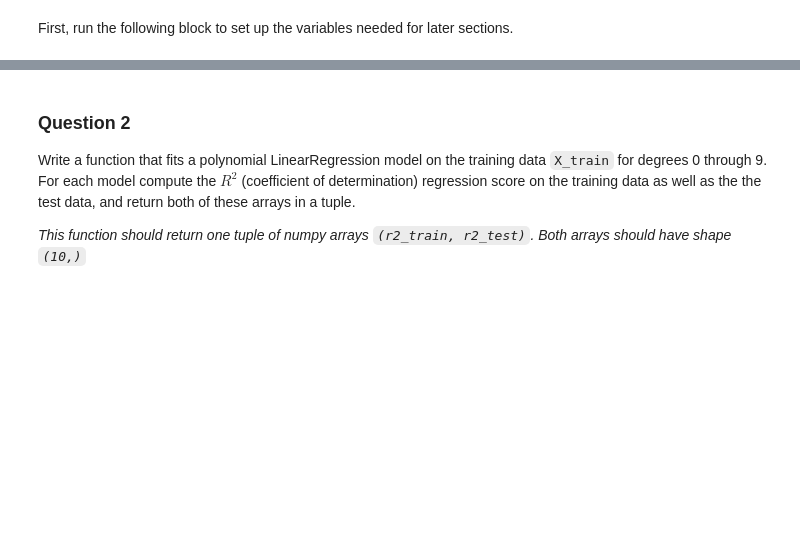
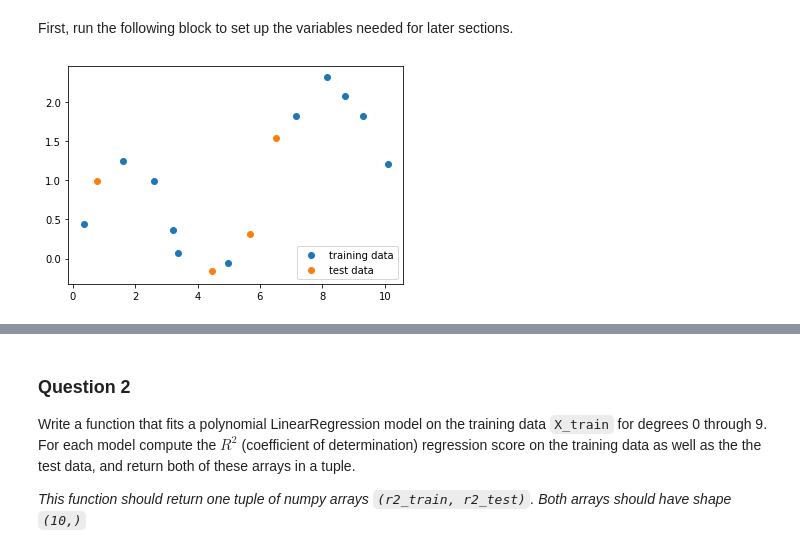
Before and after one commit to haoanwang0829/applied-data-science-with-python-specialization, a Jupyter notebook: applied-machine-learning-in-python/assignment/Assignment+2.ipynb, the cells around one changed output, grey strips where cells are left out. Drawn from its saved outputs; the diff is of its cells as text; code cells hidden in the pictures; blank space fills up the shorter version.

```diff
--- a/applied-machine-learning-in-python/assignment/Assignment+2.ipynb
+++ b/applied-machine-learning-in-python/assignment/Assignment+2.ipynb
@@ -15,31 +15,32 @@ First, run the following block to set up the variables needed for later sections
 # %%
 import numpy as np
 import pandas as pd
 from sklearn.model_selection import train_test_split
 
 
 np.random.seed(0)
 n = 15
 x = np.linspace(0,10,n) + np.random.randn(n)/5
 y = np.sin(x)+x/6 + np.random.randn(n)/10
 
 X_train, X_test, y_train, y_test = train_test_split(x, y, random_state=0)
 
 # You can use this function to help you visualize the dataset by
 # plotting a scatterplot of the data points
 # in the training and test sets.
 def part1_scatter():
     import matplotlib.pyplot as plt
-    %matplotlib notebook
     plt.figure()
     plt.scatter(X_train, y_train, label='training data')
     plt.scatter(X_test, y_test, label='test data')
     plt.legend(loc=4);
 
 
 # NOTE: Uncomment the function below to visualize the data, but be sure
 # to **re-comment it before submitting this assignment to the autograder**.
-#part1_scatter()
+part1_scatter()
+# %% [output]
+[figure, added]
 # %% [markdown]
 ### Question 1
 
```
Also changed, not shown: parts of 5 cells of this notebook, 5 other files.
